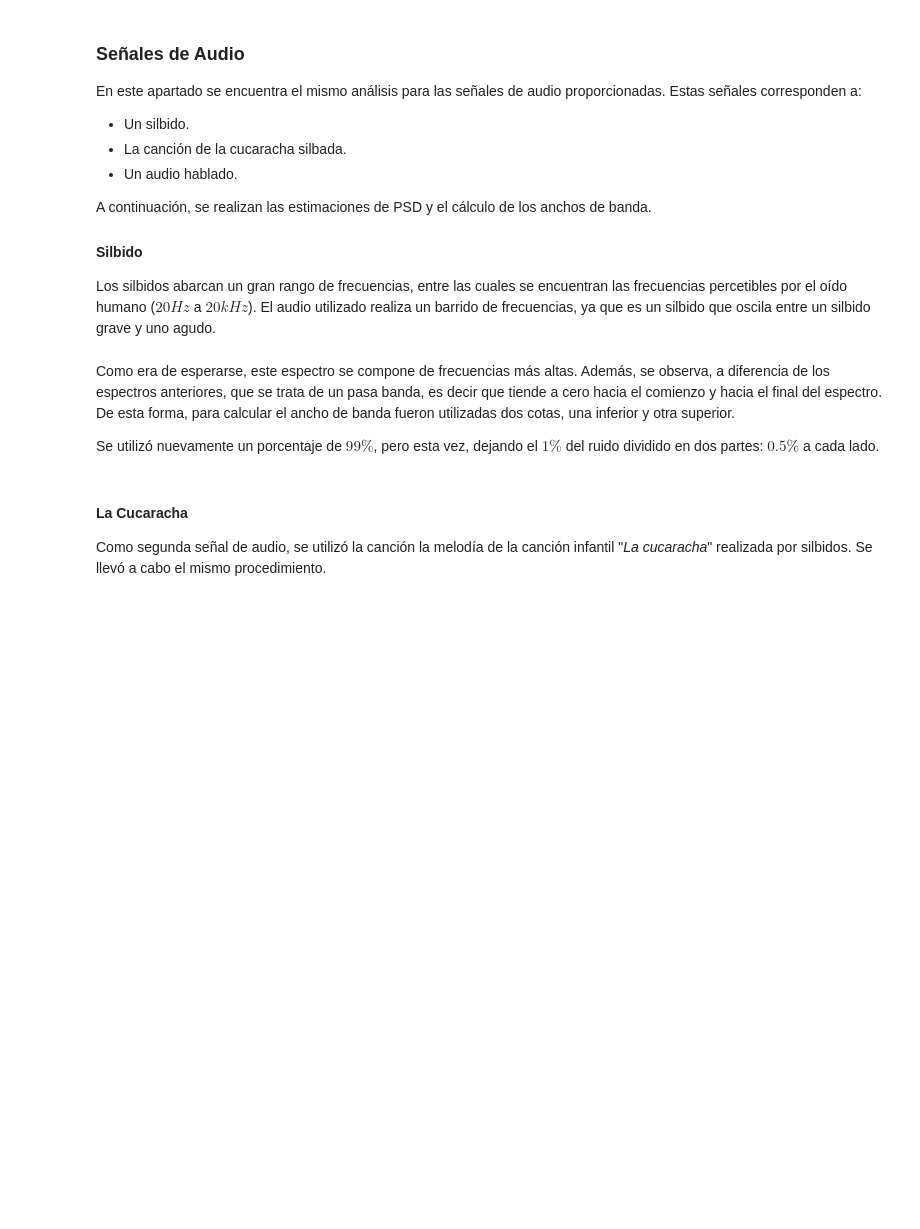
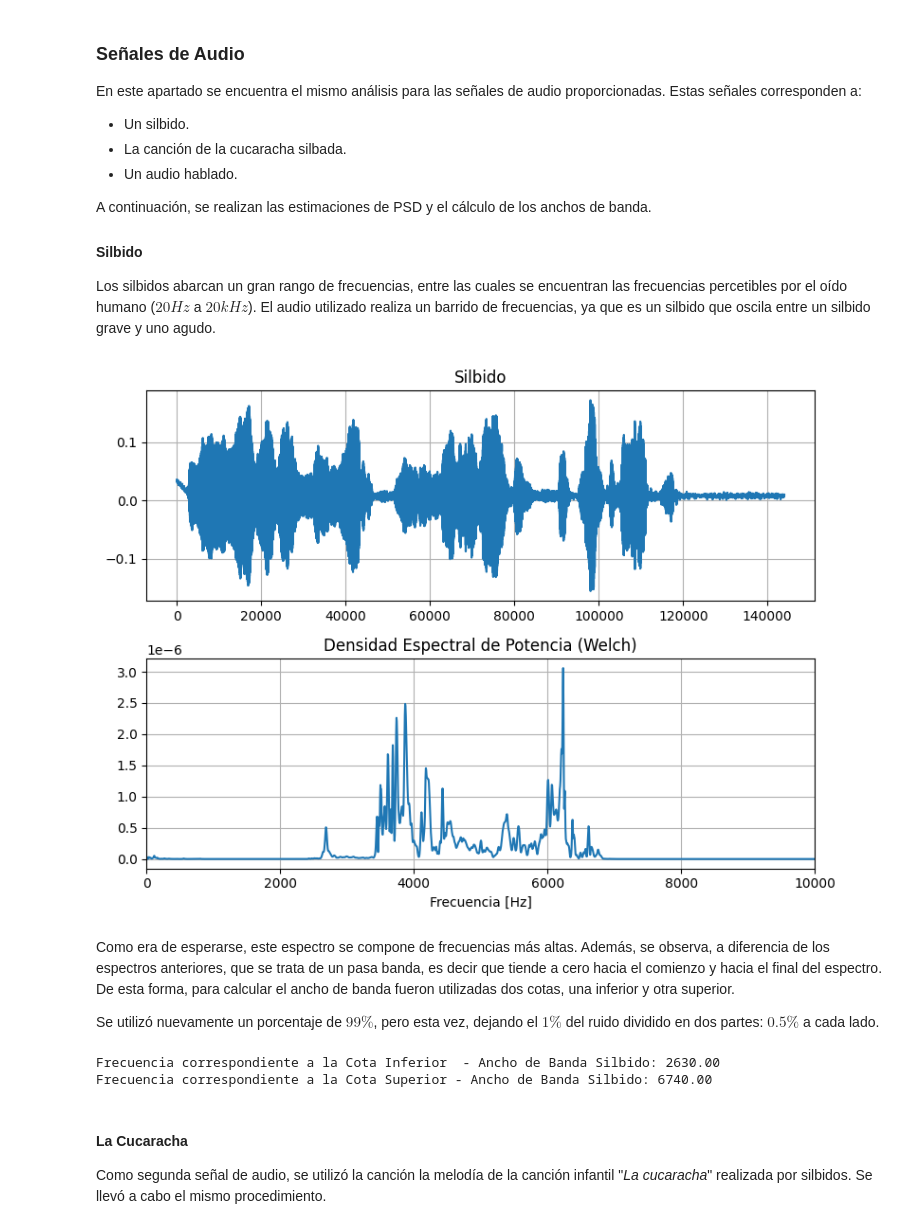
Before and after one commit to mtaranilla/APS_2025, a Jupyter notebook: TS_TARANILLA_SALGADO/TS5_PSD_BandWidth/TS5_Ancho_de_Banda_TARANILLA_SALGADO.ipynb, the cells around one changed output. Cells and saved outputs as stored; diff of their text form; code cells hidden in the pictures; blank space fills up the shorter version.

```diff
--- a/TS_TARANILLA_SALGADO/TS5_PSD_BandWidth/TS5_Ancho_de_Banda_TARANILLA_SALGADO.ipynb
+++ b/TS_TARANILLA_SALGADO/TS5_PSD_BandWidth/TS5_Ancho_de_Banda_TARANILLA_SALGADO.ipynb
@@ -184,33 +186,35 @@ Los silbidos abarcan un gran rango de frecuencias, entre las cuales se encuentra
 # %%
 # Silbido
 fs_silbido, wav_data_silbido = sio.wavfile.read('silbido.wav')
 
-N_silbido = wav_data.shape[0]
+N_silbido = wav_data_silbido.shape[0]
 
 plt.figure(figsize=(8, 6))
 plt.subplot(2,1,1)
 plt.title("Silbido")
 plt.grid(True)
 plt.plot(wav_data_silbido)
 
 #PARAMETROS WELCH
 cant_promedios_silbido = 30
 nperseg_silbido = N_silbido // cant_promedios_silbido
 nfft_silbido = 2 * nperseg_silbido
 win_silbido = "hamming"
 
 f_silbido, Pxx_silbido = sig.welch(wav_data_silbido, fs=fs_silbido, window = win_silbido, nperseg=nperseg_silbido, nfft=nfft_silbido)
 
 #Gráfico de la PSD
 plt.subplot(2,1,2)
 plt.plot(f_silbido, Pxx_silbido)
 plt.title("Densidad Espectral de Potencia (Welch)")
 plt.xlabel("Frecuencia [Hz]")
 plt.grid(True)
 plt.xlim((0,10000))
 
 plt.tight_layout()
 plt.show()
+# %% [output]
+[figure, added]
 # %% [markdown]
 Como era de esperarse, este espectro se compone de frecuencias más altas. Además, se observa, a diferencia de los espectros anteriores, que se trata de un pasa banda, es decir que tiende a cero hacia el comienzo y hacia el final del espectro. De esta forma, para calcular el ancho de banda fueron utilizadas dos cotas, una inferior y otra superior.
 
@@ -231,6 +235,9 @@ freq_inf_bw_silbido = f_silbido[index_inf_bw_silbido]
 freq_bw_silbido = f_silbido[index_bw_silbido]
 print(f"Frecuencia correspondiente a la Cota Inferior  - Ancho de Banda Silbido: {freq_inf_bw_silbido:.2f}")
 print(f"Frecuencia correspondiente a la Cota Superior - Ancho de Banda Silbido: {freq_bw_silbido:.2f}")
+# %% [output]
+Frecuencia correspondiente a la Cota Inferior  - Ancho de Banda Silbido: 2630.00
+Frecuencia correspondiente a la Cota Superior - Ancho de Banda Silbido: 6740.00
 # %% [markdown]
 #### La Cucaracha
 Como segunda señal de audio, se utilizó la canción la melodía de la canción infantil "*La cucaracha*" realizada por silbidos. Se llevó a cabo el mismo procedimiento.
```
Also changed, not shown: parts of 8 cells of this notebook.
